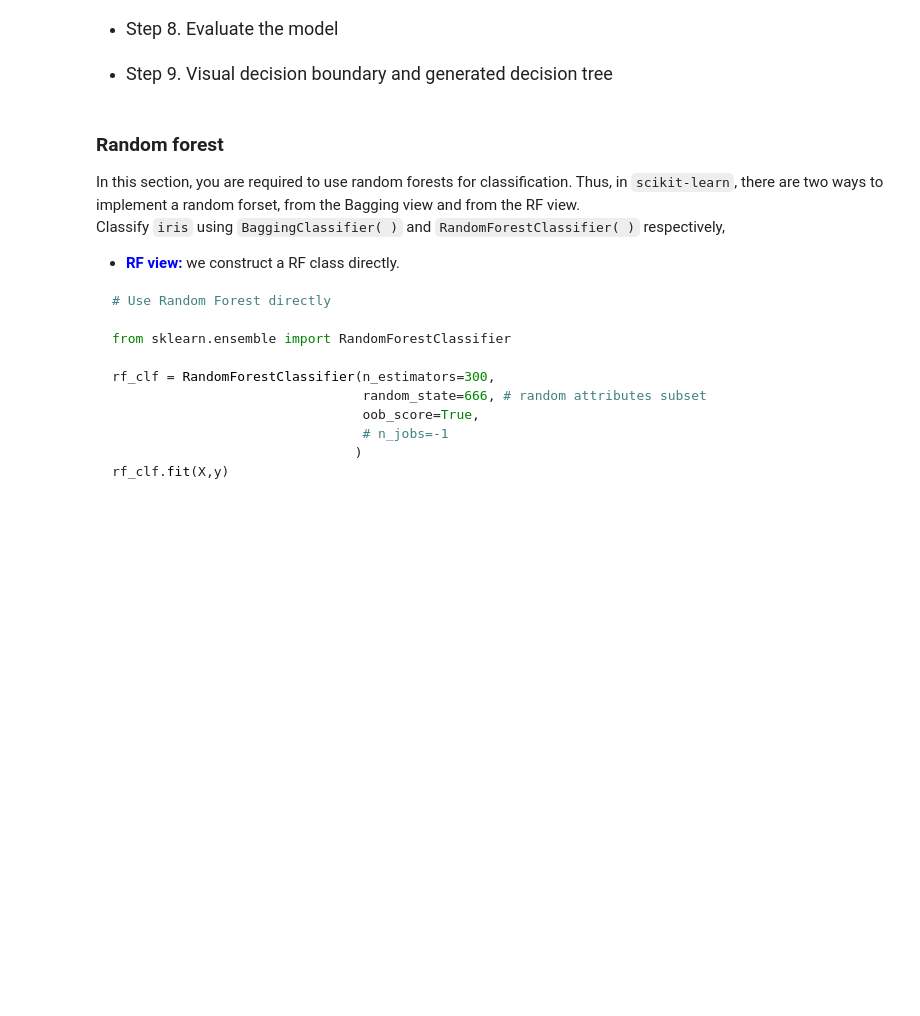
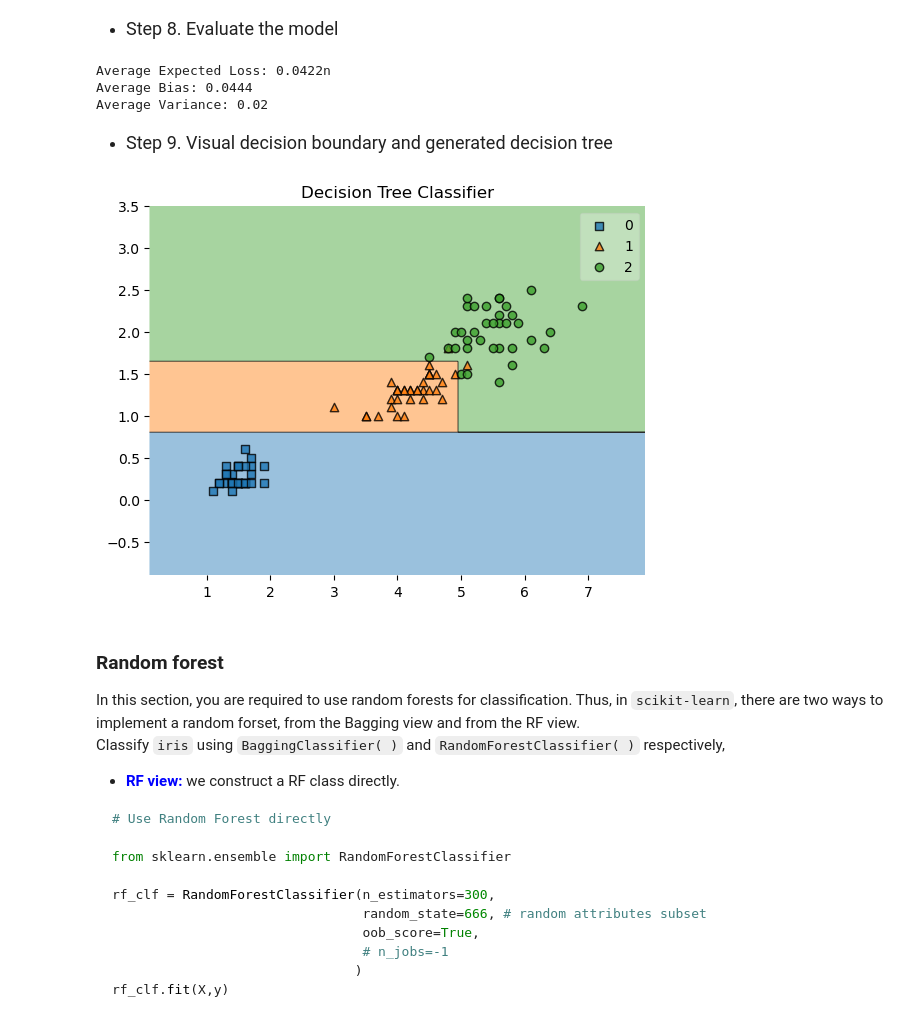
Before and after one commit to LampTales/ML, a Jupyter notebook: Week05/Lab05/Lab5-Decision Tree & Random Forest.ipynb, the cells around one changed output. Drawn from its saved outputs; the diff is of its cells as text; code cells hidden in the pictures; blank space fills up the shorter version.

```diff
--- a/Week05/Lab05/Lab5-Decision Tree & Random Forest.ipynb
+++ b/Week05/Lab05/Lab5-Decision Tree & Random Forest.ipynb
@@ -541,15 +551,30 @@ accuracy_score(y_test, y_pred)
 - <font size=4> Step 8. Evaluate the model </font>
 # %%
 ########### Write Your Code Here ###########
+from mlxtend.evaluate import bias_variance_decomp
+avg_expected_loss, avg_bias, avg_var = bias_variance_decomp(clf, X_train, y_train, X_test, y_test, loss='0-1_loss',random_seed=123,num_rounds=10)
+# Display Bias and Variance
+print(f'Average Expected Loss: {round(avg_expected_loss, 4)}n')
+print(f'Average Bias: {round(avg_bias, 4)}')
+print(f'Average Variance: {round(avg_var, 4)}')
 
 
 ############################################
+# %% [output]
+Average Expected Loss: 0.0422n
+Average Bias: 0.0444
+Average Variance: 0.02
 # %% [markdown]
 - <font size=4> Step 9. Visual decision boundary and generated decision tree </font>
 # %%
 ########### Write Your Code Here ###########
-
+from mlxtend.plotting import plot_decision_regions
+plot_decision_regions(X_train, y_train, clf=model)
+plt.title('Decision Tree Classifier')
+plt.show()
 ############################################
+# %% [output]
+[figure, added]
 # %% [markdown]
 ### Random forest
 
```
Also changed, not shown: parts of 8 cells of this notebook, 8 other files.
